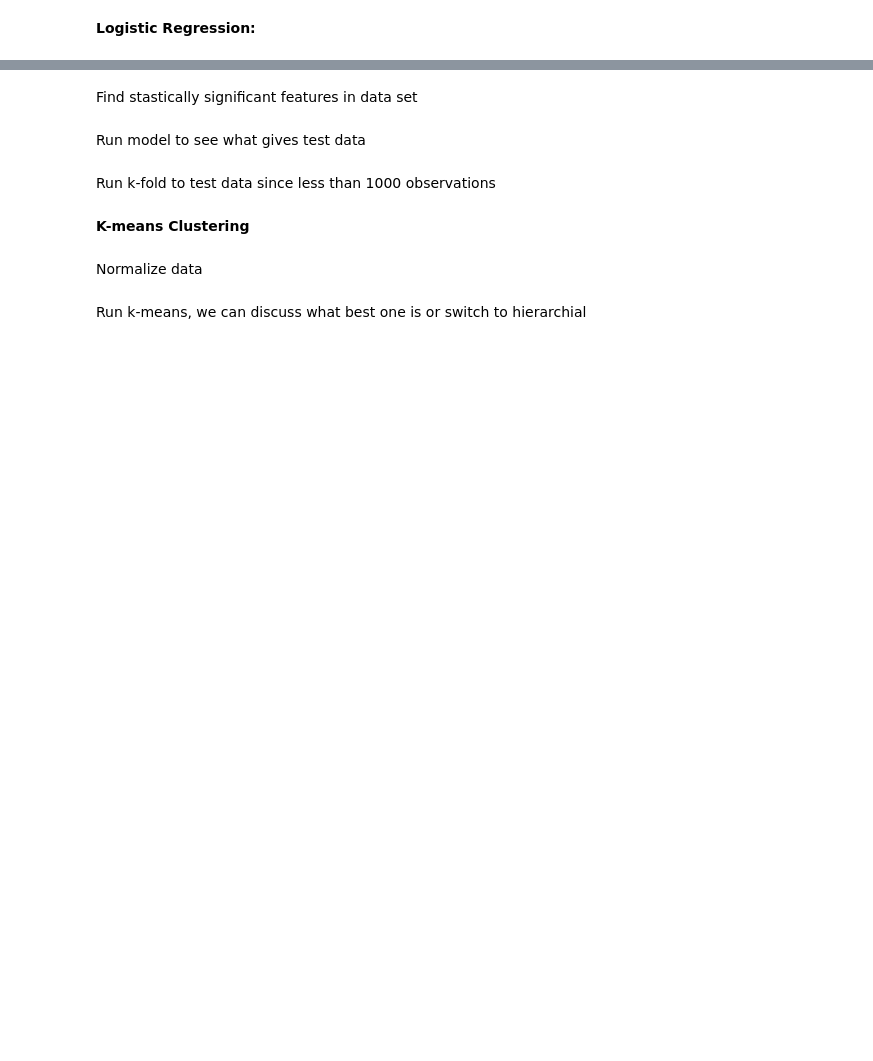
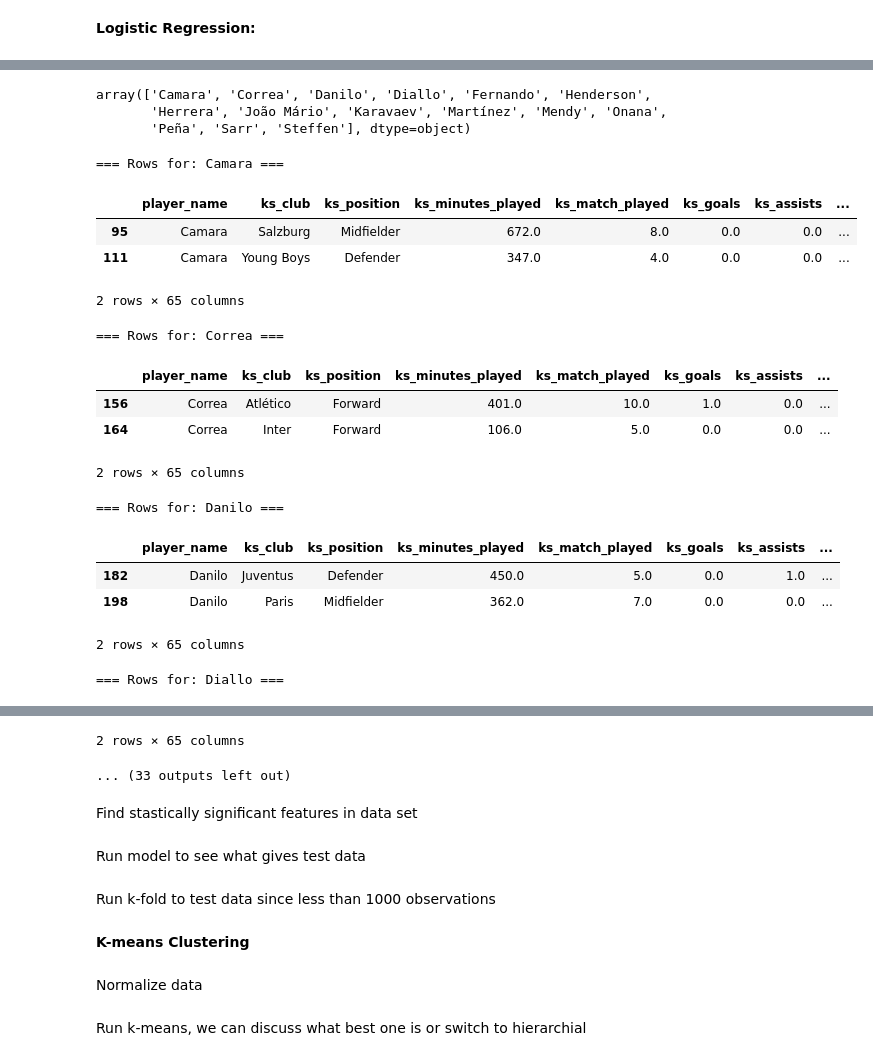
Before and after one commit to Kyle4646/CSE2600_finalproject, a Jupyter notebook: finalproject.ipynb, the cells around one changed output, grey strips where cells are left out. Drawn from its saved outputs; the diff is of its cells as text; code cells hidden in the pictures; blank space fills up the shorter version.

```diff
--- a/finalproject.ipynb
+++ b/finalproject.ipynb
@@ -32,0 +117,29 @@ NameError: name 'pd' is not defined
+# %%
+mega_UCL_nodup[mega_UCL_nodup['player_name'].duplicated()]['player_name'].unique() #shows players with same last name
+# %% [output]
+array(['Camara', 'Correa', 'Danilo', 'Diallo', 'Fernando', 'Henderson',
+       'Herrera', 'João Mário', 'Karavaev', 'Martínez', 'Mendy', 'Onana',
+       'Peña', 'Sarr', 'Steffen'], dtype=object)
+# %%
+Dupes = mega_UCL_nodup[mega_UCL_nodup['player_name'].duplicated()]['player_name'].unique()  #shows rows of players with same last name
+
+for name in Dupes:
+    print("\n=== Rows for:", name, "===")
+    display(mega_UCL_nodup[mega_UCL_nodup['player_name'] == name])
+# %% [output]
+=== Rows for: Camara ===
+|  | player_name | ks_club | ks_position | ks_minutes_played | ks_match_played | ks_goals | ks_assists | ... |
+| 95 | Camara | Salzburg | Midfielder | 672.0 | 8.0 | 0.0 | 0.0 | ... |
+| 111 | Camara | Young Boys | Defender | 347.0 | 4.0 | 0.0 | 0.0 | ... |
+2 rows × 65 columns
+=== Rows for: Correa ===
+|  | player_name | ks_club | ks_position | ks_minutes_played | ks_match_played | ks_goals | ks_assists | ... |
+| 156 | Correa | Atlético | Forward | 401.0 | 10.0 | 1.0 | 0.0 | ... |
+| 164 | Correa | Inter | Forward | 106.0 | 5.0 | 0.0 | 0.0 | ... |
+2 rows × 65 columns
+=== Rows for: Danilo ===
+|  | player_name | ks_club | ks_position | ks_minutes_played | ks_match_played | ks_goals | ks_assists | ... |
+| 182 | Danilo | Juventus | Defender | 450.0 | 5.0 | 0.0 | 1.0 | ... |
+| 198 | Danilo | Paris | Midfielder | 362.0 | 7.0 | 0.0 | 0.0 | ... |
+2 rows × 65 columns
+=== Rows for: Diallo ===
@@ -33,3 +149,5 @@ NameError: name 'pd' is not defined
+2 rows × 65 columns
+... (33 outputs left out)
 # %% [markdown]
 Find stastically significant features in data set
 # %% [markdown]
```
Also changed, not shown: parts of 7 cells of this notebook.
